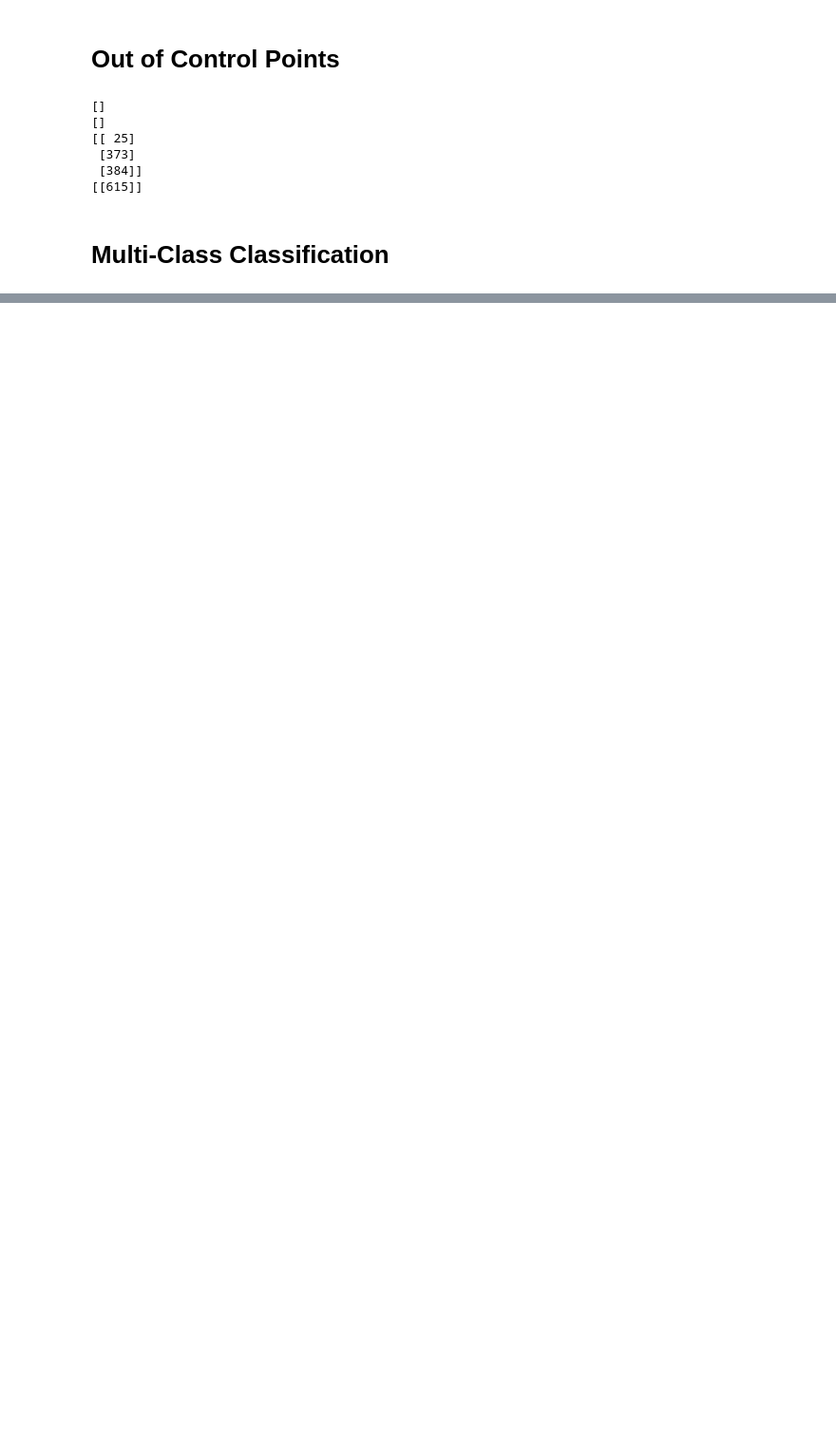
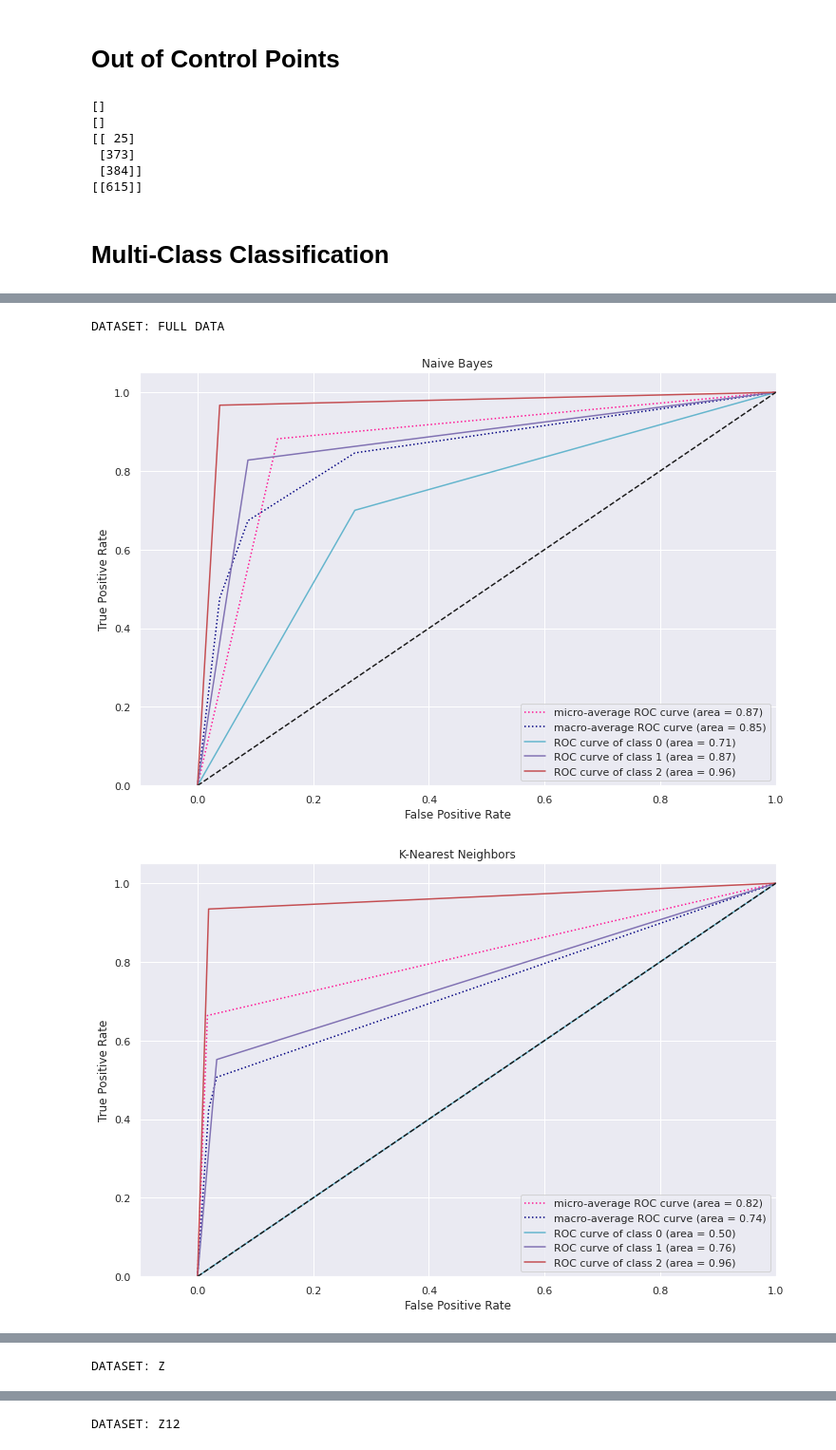
Before and after one commit to Ameer-Mohammed/test2, a Jupyter notebook: Project.ipynb, the cells around one changed output, grey strips where cells are left out. Shown at 95% size. Drawn from its saved outputs; the diff is of its cells as text; code cells hidden in the pictures; blank space fills up the shorter version.

```diff
--- a/Project.ipynb
+++ b/Project.ipynb
@@ -523,0 +890,65 @@ TypeError: ignored
+# %%
+#ADAPTED FROM: https://scikit-learn.org/stable/auto_examples/model_selection/plot_roc.html#sphx-glr-auto-examples-model-selection-plot-roc-py
+
+datasets = [('FULL DATA', X_train, y_train, X_test, y_test), ('Z', Z_train, zy_train, Z_test, zy_test), ('Z12', Z12_train, z12y_train, Z12_test, z12y_test)]
+for i, (name, X_tr, y_tr, X_tst, y_tst) in enumerate(datasets):
+  # Binarize the labels
+  y_train = label_binarize(y_tr, classes=[0, 1, 2])
+  y_test = label_binarize(y_tst, classes=[0, 1, 2])
+  n_classes = y_train.shape[1]
+  print(f'DATASET: {name}')
+
+  list_algos = [gnb, knn, dt]
+  algo_name = ['Naive Bayes', 'K-Nearest Neighbors', 'Decision Tree']
+  for i, (algo, algo_name) in enumerate(zip(list_algos, algo_name)):
+    classifier = OneVsRestClassifier(algo)
+    y_pred = classifier.fit(X_tr, y_train).predict(X_tst)
+    # Compute ROC curve and ROC area for each class
+    fpr = dict()
+    tpr = dict()
+    roc_auc = dict()
+    for i in range(n_classes):
+        fpr[i], tpr[i], _ = roc_curve(y_test[:,i], y_pred[:,i], drop_intermediate=False)
+        roc_auc[i] = auc(fpr[i], tpr[i])
+
+    # Compute micro-average ROC curve and ROC area
+    fpr["micro"], tpr["micro"], _ = roc_curve(y_test.ravel(), y_pred.ravel(), drop_intermediate=False)
+    roc_auc["micro"] = auc(fpr["micro"], tpr["micro"])
+
+    # First aggregate all false positive rates
+    all_fpr = np.unique(np.concatenate([fpr[i] for i in range(n_classes)]))
+
+    # Then interpolate all ROC curves at this points
+    mean_tpr = np.zeros_like(all_fpr)
+    for i in range(n_classes):
+        mean_tpr += np.interp(all_fpr, fpr[i], tpr[i])
+
+    # Finally average it and compute AUC
+    mean_tpr /= n_classes
+
+    fpr["macro"] = all_fpr
+    tpr["macro"] = mean_tpr
+    roc_auc["macro"] = auc(fpr["macro"], tpr["macro"])
+
+    # Plot all ROC curves
+    fig, ax = plt.subplots()
+
+    plt.plot(fpr["micro"], tpr["micro"], label=f'micro-average ROC curve (area = {roc_auc["micro"]:0.2f})', color="deeppink", linestyle=':')
+    plt.plot(fpr["macro"], tpr["macro"], label=f'macro-average ROC curve (area = {roc_auc["macro"]:0.2f})', color="navy", linestyle=':')
+
+    colors = cycle(['c', 'm', 'r'])
+    for i, color in zip(range(n_classes), colors):
+        plt.plot(fpr[i],tpr[i], color=color,label=f'ROC curve of class {i} (area = {roc_auc[i]:0.2f})')
+
+    plt.plot([0, 1], [0, 1], "k--")
+    plt.xlim([-0.1, 1.0])
+    plt.ylim([0.0, 1.05])
+    plt.xlabel("False Positive Rate")
+    plt.ylabel("True Positive Rate")
+    plt.title(f'{algo_name}')
+    plt.legend()
+    plt.show()
+# %% [output]
+DATASET: FULL DATA
+[figure, added]
+[figure, added]
@@ -523,0 +956 @@ TypeError: ignored
+DATASET: Z
@@ -523,0 +960 @@ TypeError: ignored
+DATASET: Z12
```
Also changed, not shown: parts of 18 cells of this notebook.
